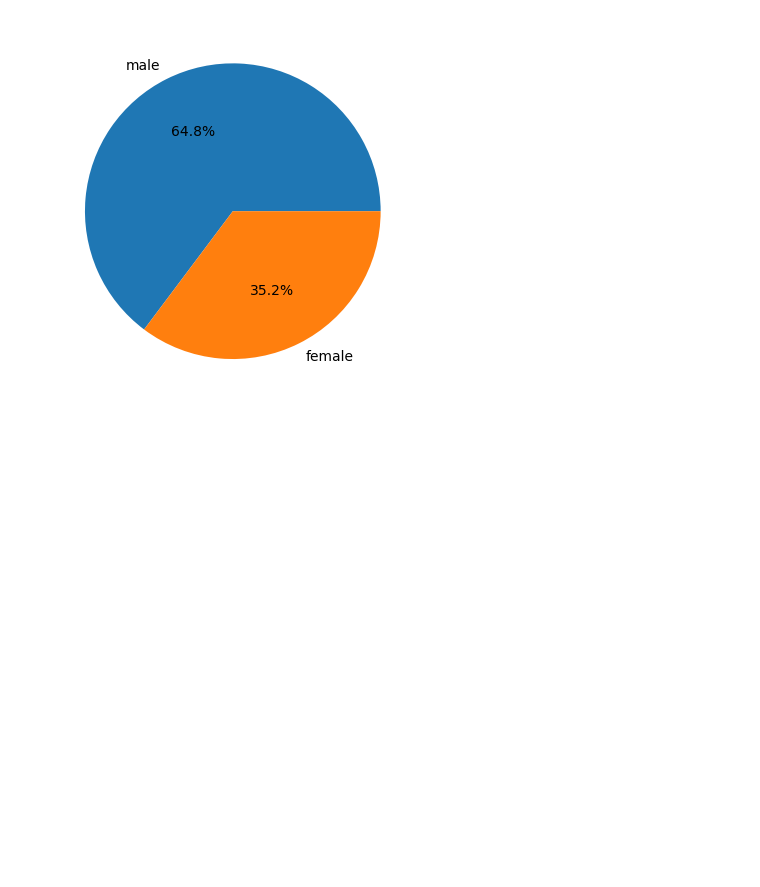
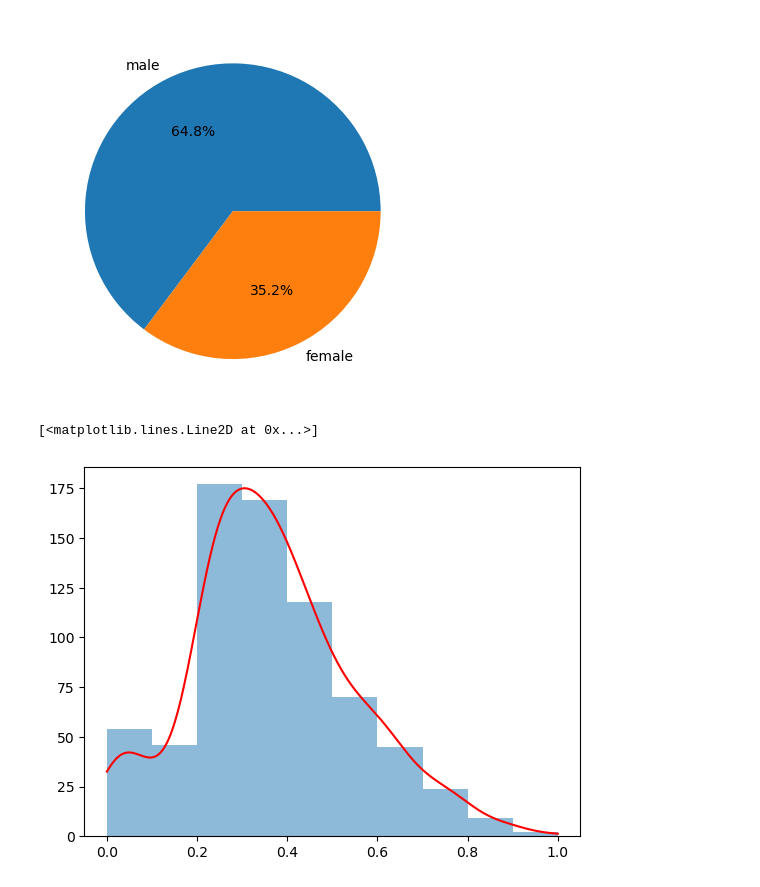
Before and after one commit to SpandanBasack/MachineLearning, a Jupyter notebook: EDA/EDA_Univariate.ipynb, the cells around one changed output. Drawn from its saved outputs; the diff is of its cells as text; code cells hidden in the pictures; blank space fills up the shorter version.

Commit message:
Histogram + Probability Density Function using Matplotlib

```diff
--- a/EDA/EDA_Univariate.ipynb
+++ b/EDA/EDA_Univariate.ipynb
@@ -39,3 +39,18 @@ ax.pie(df['Sex'].value_counts(), labels = ['male', 'female'], autopct='%1.1f%%')
  [Text(-0.2683338620074884, 0.5366534622082915, '64.8%'),
   Text(0.26833391225261044, -0.53665343708506, '35.2%')])
 [figure]
+# %%
+import numpy as np
+from scipy.stats import gaussian_kde
+def normalize(data):
+    return (data - data.min()) / (data.max() - data.min())
+n_data = normalize(df["Age"].dropna())
+fig, ax = plt.subplots()
+ax.hist(n_data, bins=10, alpha=0.5)
+kde = gaussian_kde(n_data)
+x_range = np.linspace(min(n_data), max(n_data), 500)x
+kde_values = kde(x_range)
+ax.plot(x_range, kde_values*71.5746421268, color='red')
+# %% [output]
+[<matplotlib.lines.Line2D at 0x...>]
+[figure, added]
```
Also changed, not shown: parts of 1 cell of this notebook.
